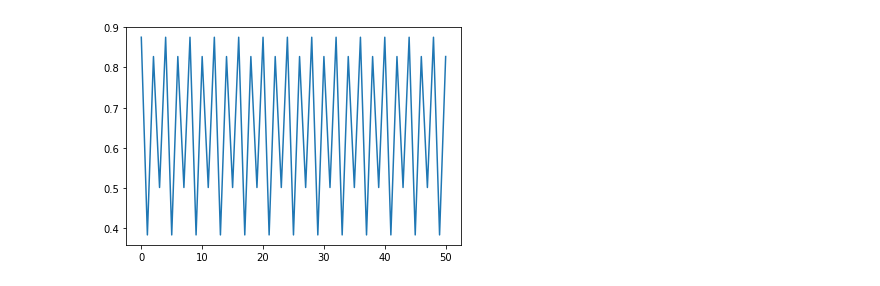
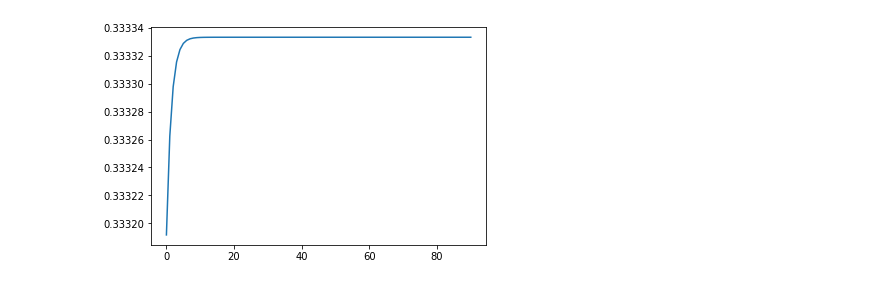
Before and after one commit to javacasm/Introduccion_dinamica_sistemas_no-lineales, a Jupyter notebook: Ecuación Logística.ipynb, the cells around one changed output. Saved outputs shown, nothing was run; the diff lists cells and outputs as text; code cells hidden in the pictures.

```diff
--- a/Ecuación Logística.ipynb
+++ b/Ecuación Logística.ipynb
@@ -4,8 +5,15 @@ def newX(x, b):
     return newX
-# %%
-b = 3.5
-N = 100
-x = [0.75]
-
-for i in range(0,N):
-    x.append(newX(x[-1],b))
+# %%
+""" Itera numVeces y devuelve una lista con los valores.
+    Podemos pasarle un valor de error, que detendrá la iteración
+    si la diferencia entre n y n+1 es menor que la variable error
+"""
+def iterate(X, b, numVeces, errorMaximo = 0):
+    for i in range(0,numVeces):
+        X.append(newX(X[-1],b))
+        if errorMaximo != 0 :
+            errorEntrePasos = abs(X[-1] - X[-2])
+            if  errorEntrePasos < errorMaximo:
+                # print('Paro en {} pasos con error = {}'.format(len(X),errorEntrePasos))
+                break
+    return X
@@ -12,6 +41,9 @@ for i in range(0,N):
 # %%
 import matplotlib.pyplot as plt
-plt.plot(x[N//2:])
+x = [0.75]
+b = 1.5
+iterate(x,b,100)
+plt.plot(x[10:])
 plt.show()
 # %% [output]
-[figure, old version]
+[figure, new version]
```
Also changed, not shown: parts of 14 cells of this notebook.
